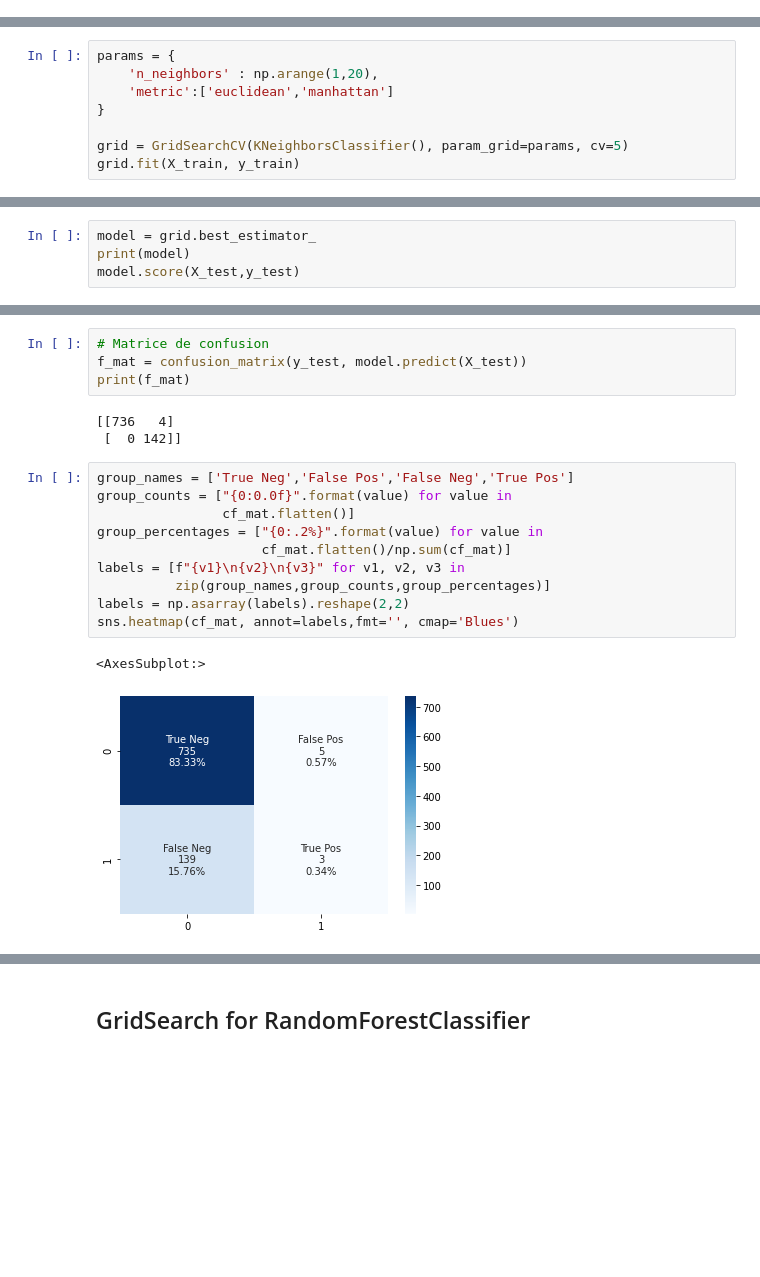
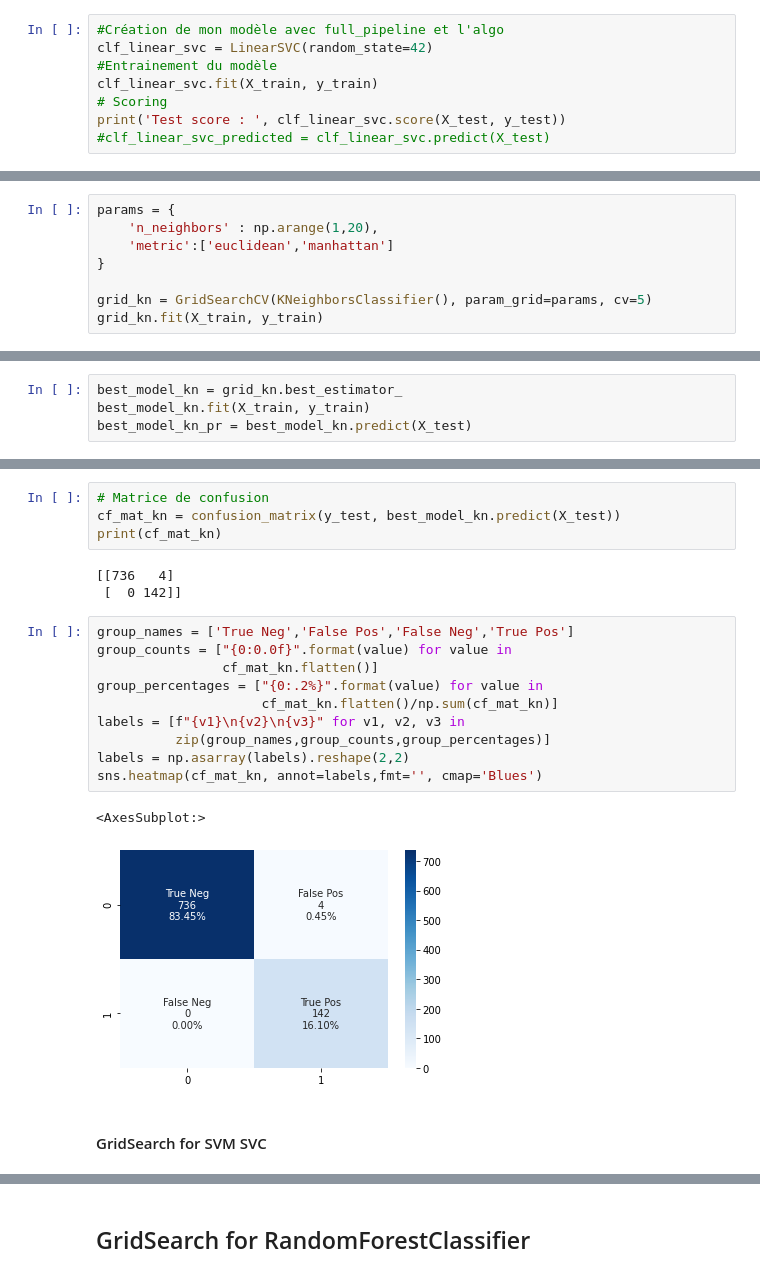
Before and after one commit to Killian-drh/Projet-HR-Analysis, a Jupyter notebook: NT_Projet_IA.ipynb, the cells around one changed output, grey strips where cells are left out. Cells and saved outputs as stored; diff of their text form; blank space fills up the shorter version.

Commit message:
adding scoring after hyper params

```diff
--- a/NT_Projet_IA.ipynb
+++ b/NT_Projet_IA.ipynb
@@ -615,0 +463,8 @@ f1_score_score_LR :19.8 %
+# %%
+#Création de mon modèle avec full_pipeline et l'algo
+clf_linear_svc = LinearSVC(random_state=42)
+#Entrainement du modèle
+clf_linear_svc.fit(X_train, y_train)
+# Scoring
+print('Test score : ', clf_linear_svc.score(X_test, y_test))
+#clf_linear_svc_predicted = clf_linear_svc.predict(X_test)
@@ -734,8 +746,8 @@ params = {
     'metric':['euclidean','manhattan']
 }
 
-grid = GridSearchCV(KNeighborsClassifier(), param_grid=params, cv=5)
-grid.fit(X_train, y_train)
+grid_kn = GridSearchCV(KNeighborsClassifier(), param_grid=params, cv=5)
+grid_kn.fit(X_train, y_train)
 # %% [output]
 GridSearchCV(cv=5, estimator=KNeighborsClassifier(),
              param_grid={'metric': ['euclidean', 'manhattan'],
@@ -750,6 +762,6 @@ grid.best_score_
 # %% [output]
 0.9707950093424145
 # %%
-model = grid.best_estimator_
-print(model)
-model.score(X_test,y_test)
+best_model_kn = grid_kn.best_estimator_
+best_model_kn.fit(X_train, y_train)
+best_model_kn_pr = best_model_kn.predict(X_test)
@@ -761,20 +792,22 @@ KNeighborsClassifier(metric='manhattan', n_neighbors=1)
 # %%
 # Matrice de confusion
-f_mat = confusion_matrix(y_test, model.predict(X_test))
-print(f_mat)
+cf_mat_kn = confusion_matrix(y_test, best_model_kn.predict(X_test))
+print(cf_mat_kn)
 # %% [output]
 [[736   4]
  [  0 142]]
 # %%
 group_names = ['True Neg','False Pos','False Neg','True Pos']
 group_counts = ["{0:0.0f}".format(value) for value in
-                cf_mat.flatten()]
+                cf_mat_kn.flatten()]
 group_percentages = ["{0:.2%}".format(value) for value in
-                     cf_mat.flatten()/np.sum(cf_mat)]
+                     cf_mat_kn.flatten()/np.sum(cf_mat_kn)]
 labels = [f"{v1}\n{v2}\n{v3}" for v1, v2, v3 in
           zip(group_names,group_counts,group_percentages)]
 labels = np.asarray(labels).reshape(2,2)
-sns.heatmap(cf_mat, annot=labels,fmt='', cmap='Blues')
+sns.heatmap(cf_mat_kn, annot=labels,fmt='', cmap='Blues')
 # %% [output]
 <AxesSubplot:>
-[figure, old version]
+[figure, new version]
+# %% [markdown]
+#### GridSearch for SVM SVC
```
Also changed, not shown: parts of 130 cells of this notebook.
